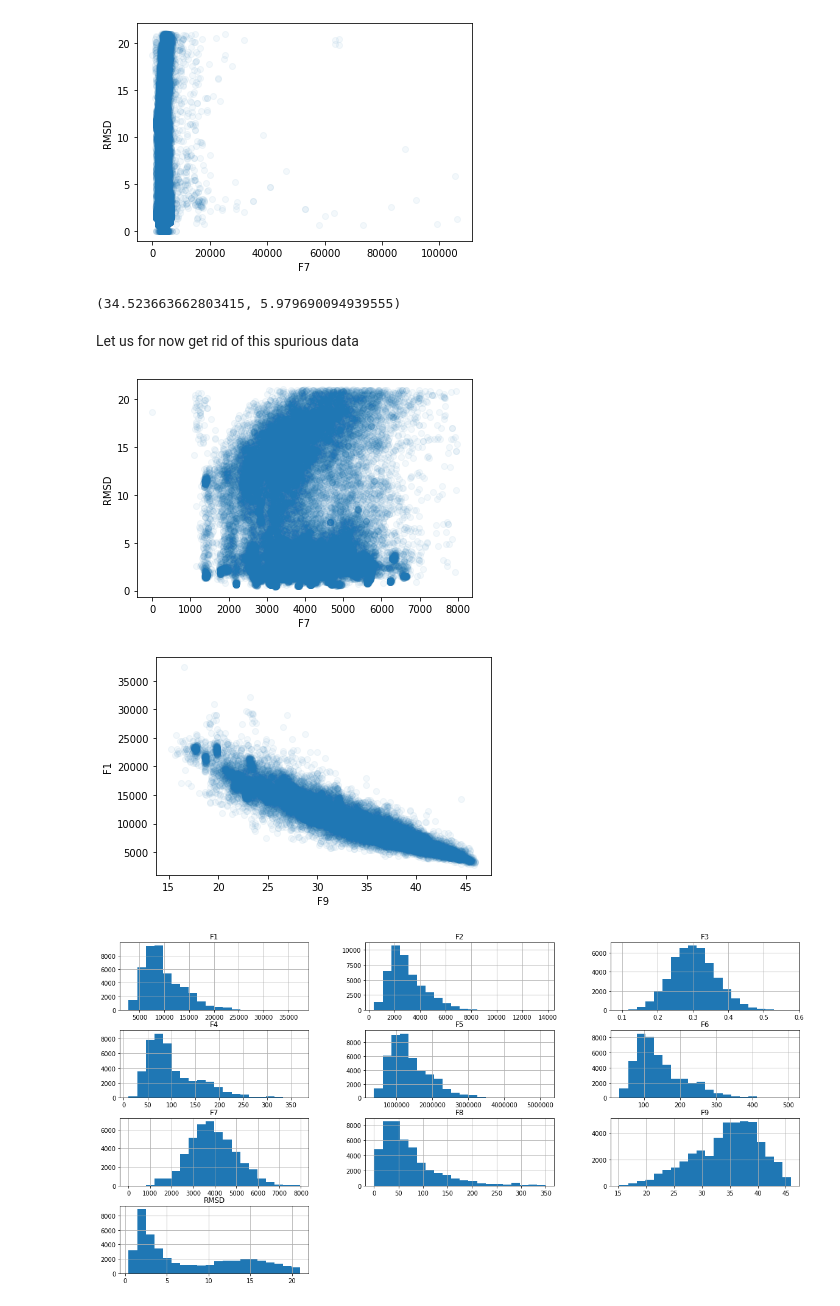
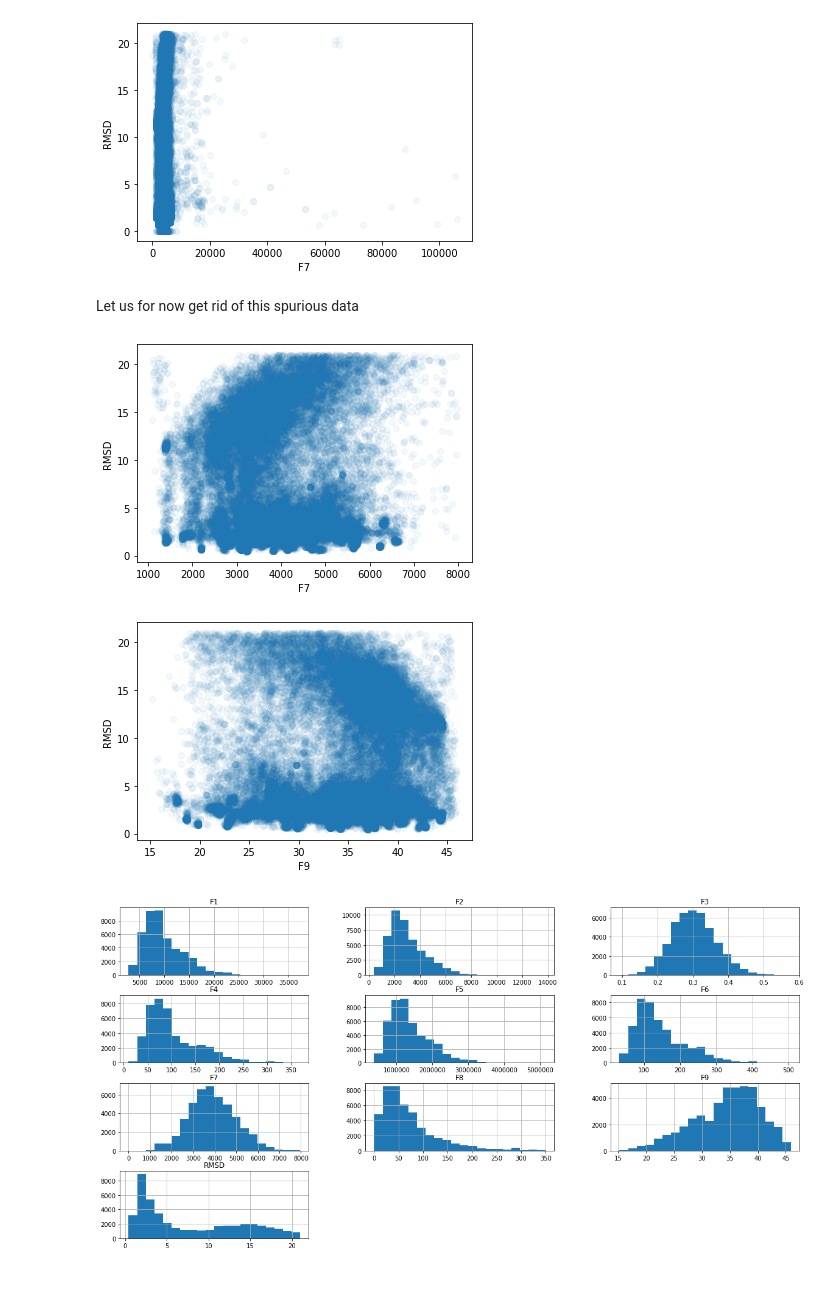
Before and after one commit to aniket-ak/Machine-Learning-CASP-Dataset, a Jupyter notebook: CASP_Exploring_Design_Space_with_pipelines.ipynb, the cells around one changed output. Drawn from its saved outputs; the diff is of its cells as text; code cells hidden in the pictures.

```diff
--- a/CASP_Exploring_Design_Space_with_pipelines.ipynb
+++ b/CASP_Exploring_Design_Space_with_pipelines.ipynb
@@ -121,7 +121,3 @@ plt.xlabel("F7");
 plt.ylabel("RMSD");
 # %% [output]
 [figure]
-# %%
-np.mean(casp["F9"]), np.std(casp["F9"])
-# %% [output]
-(34.523663662803415, 5.979690094939555)
@@ -134,18 +128,19 @@ casp_cleaned = casp[casp['F9']<46]
 casp_cleaned = casp_cleaned[casp_cleaned["RMSD"] > 0.1]
 casp_cleaned = casp_cleaned.reset_index().drop("index", axis=1)
 casp_cleaned = casp_cleaned[casp_cleaned["F7"] < 8000]
+casp_cleaned = casp_cleaned[casp_cleaned["F7"] > 1000]
 # %%
 plt.scatter(casp_cleaned["F7"], casp_cleaned["RMSD"], alpha=0.05)
 plt.xlabel("F7");
 plt.ylabel("RMSD");
 # %% [output]
-[figure, old version]
+[figure, new version]
 # %%
-plt.scatter(casp_cleaned["F9"], casp_cleaned["F1"], alpha=0.05);
+plt.scatter(casp_cleaned["F9"], casp_cleaned["RMSD"], alpha=0.05);
 plt.xlabel("F9");
-plt.ylabel("F1");
+plt.ylabel("RMSD");
 # %% [output]
-[figure, old version]
+[figure, new version]
 # %%
 casp_cleaned.hist(bins=20, figsize=(20,10));
 # %% [output]
```
Also changed, not shown: parts of 2 cells of this notebook.
